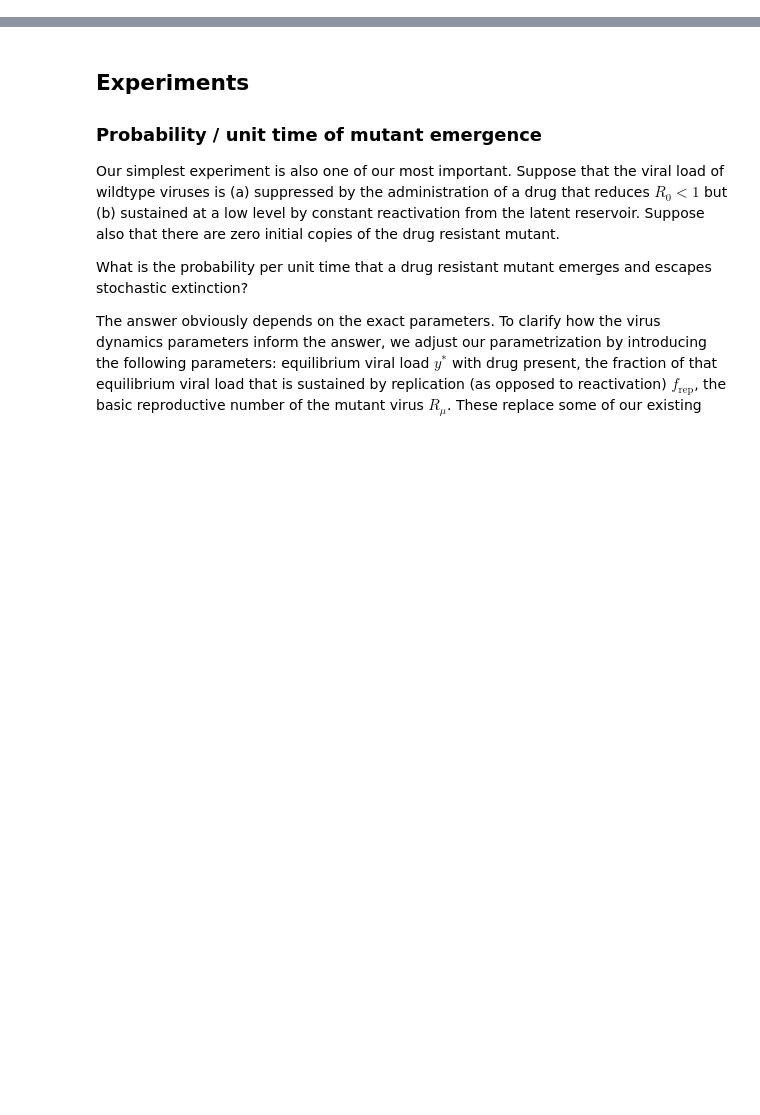
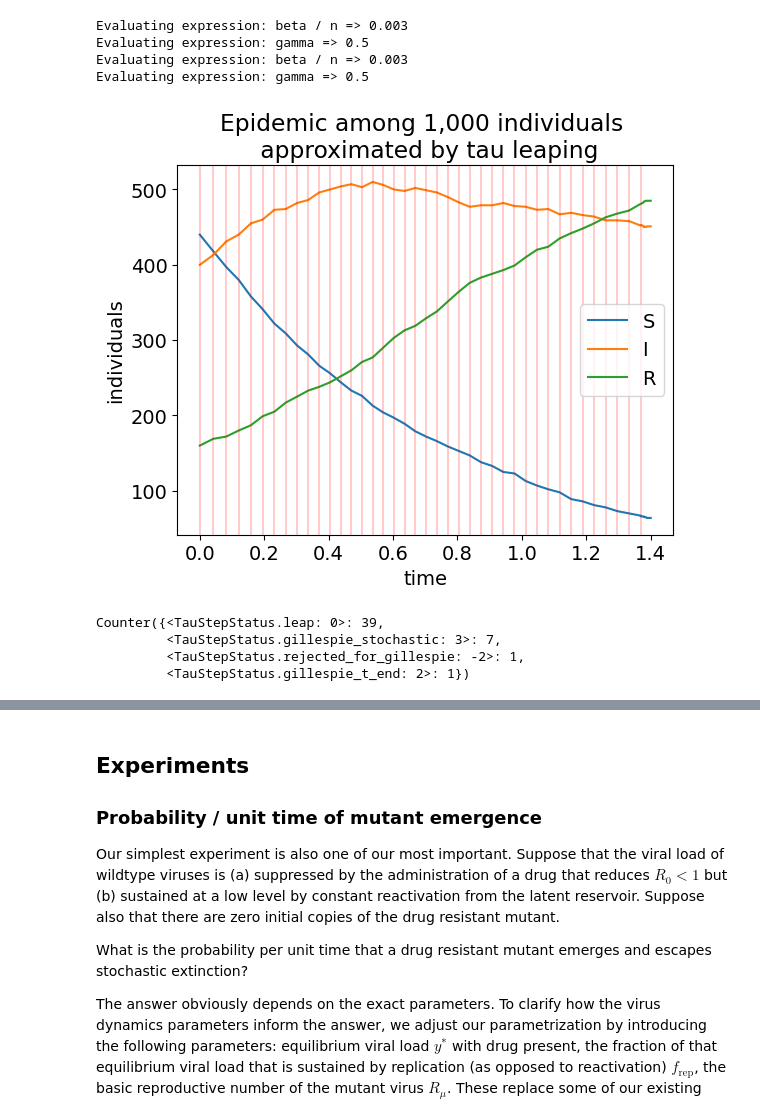
Before and after one commit to tanderson11/hybrid, a Jupyter notebook: virusdynamics.ipynb, the cells around one changed output, grey strips where cells are left out. Cells and saved outputs as stored; diff of their text form; code cells hidden in the pictures; blank space fills up the shorter version.

```diff
--- a/virusdynamics.ipynb
+++ b/virusdynamics.ipynb
@@ -5,3 +39,44 @@ import matplotlib.pyplot as plt
+# %%
+
+from hybrid.tau import TauLeapSimulator, TauStepStatus
+
+p = parameters={'beta': 3.0, 'gamma': 0.5, 'n': 1000}
+
+t_s = TauLeapSimulator(
+    m.get_k(jit=True, parameters=p),
+    m.stoichiometry(),
+    m.kinetic_order(),
+    epsilon=0.1
+)
+
+s = GillespieSimulator(
+    m.get_k(jit=True, parameters=p),
+    m.stoichiometry(),
+    m.kinetic_order(),
+)
+
+plt.rc('font', size=14)
+result = t_s.simulate([0.0, 1.4], m.make_initial_condition({'S':440, 'I':400, 'R':160}, parameters=p), np.random.default_rng())
+ax = result.plot(m.legend() + ['leap'])
+ax.set_title('Epidemic among 1,000 individuals \n approximated by tau leaping')
+ax.set_xlabel('time')
+ax.set_ylabel('individuals')
+
+for t in result.t_history[result.status_history == TauStepStatus.leap]:
+    ax.axvline(t, color='r', alpha=0.2)
+# %% [output]
+Evaluating expression: beta / n => 0.003
+Evaluating expression: gamma => 0.5
+Evaluating expression: beta / n => 0.003
+Evaluating expression: gamma => 0.5
+[figure, added]
+# %%
+result.status_counter
+# %% [output]
+Counter({<TauStepStatus.leap: 0>: 39,
+         <TauStepStatus.gillespie_stochastic: 3>: 7,
+         <TauStepStatus.rejected_for_gillespie: -2>: 1,
+         <TauStepStatus.gillespie_t_end: 2>: 1})
 # %% [markdown]
 ## The basic model of virus dynamics
 
```
Also changed, not shown: parts of 72 cells of this notebook, 8 other files.
